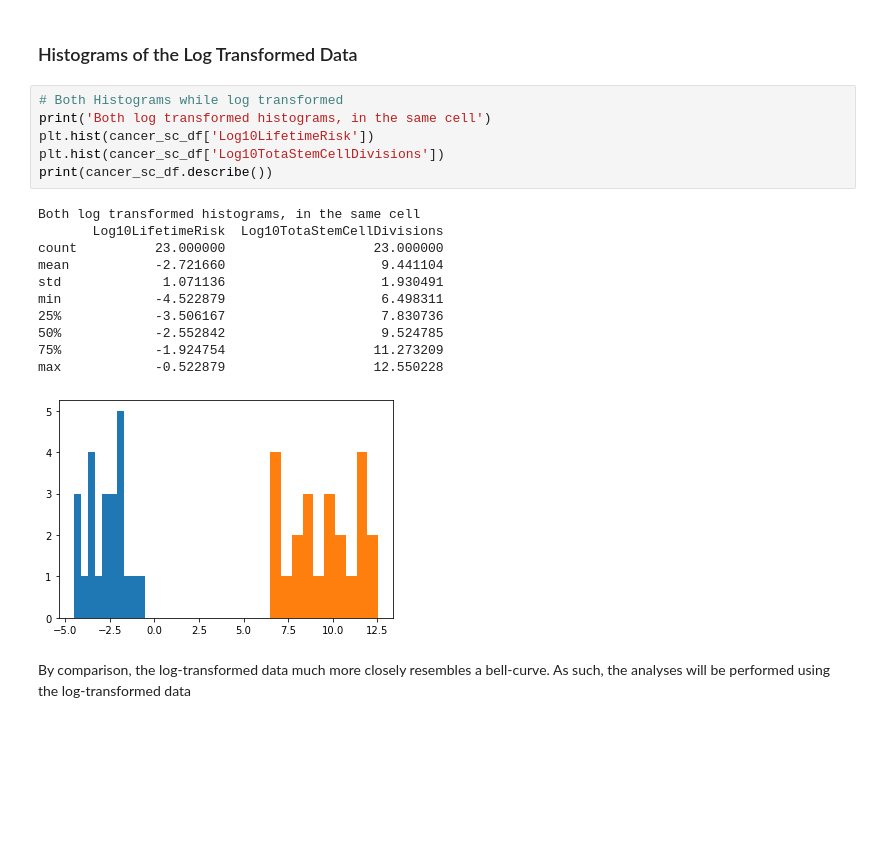
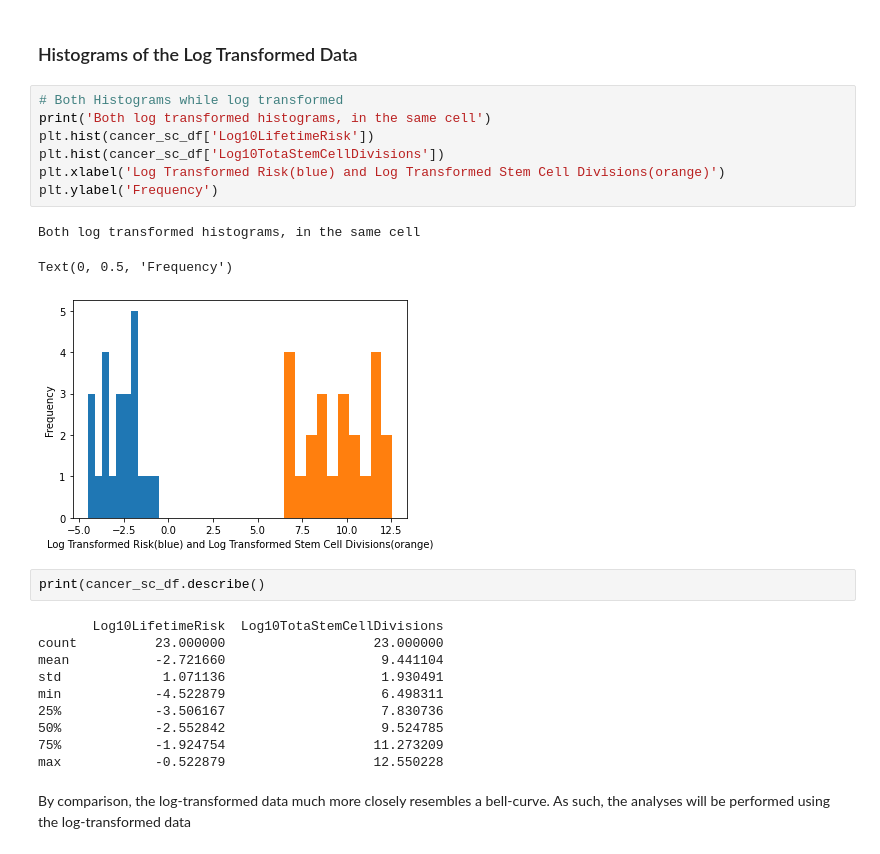
Before and after one commit to recurringjokehere/TomaStem, a Jupyter notebook: fatemap.ipynb, the cells around one changed output. Cells and saved outputs as stored; diff of their text form; blank space fills up the shorter version.

```diff
--- a/fatemap.ipynb
+++ b/fatemap.ipynb
@@ -72,21 +64,26 @@ As shown by both histograms, the non-log transformed data is incredibly skewed
 # %%
 # Both Histograms while log transformed
 print('Both log transformed histograms, in the same cell')
 plt.hist(cancer_sc_df['Log10LifetimeRisk'])
 plt.hist(cancer_sc_df['Log10TotaStemCellDivisions'])
-print(cancer_sc_df.describe())
+plt.xlabel('Log Transformed Risk(blue) and Log Transformed Stem Cell Divisions(orange)')
+plt.ylabel('Frequency')
 # %% [output]
 Both log transformed histograms, in the same cell
-       Log10LifetimeRisk  Log10TotaStemCellDivisions
-count          23.000000                   23.000000
-mean           -2.721660                    9.441104
-std             1.071136                    1.930491
-min            -4.522879                    6.498311
-25%            -3.506167                    7.830736
-50%            -2.552842                    9.524785
-75%            -1.924754                   11.273209
-max            -0.522879                   12.550228
+Text(0, 0.5, 'Frequency')
-[figure, old version]
+[figure, new version]
+# %%
+print(cancer_sc_df.describe()
+# %% [output]
+       Log10LifetimeRisk  Log10TotaStemCellDivisions
+count          23.000000                   23.000000
+mean           -2.721660                    9.441104
+std             1.071136                    1.930491
+min            -4.522879                    6.498311
+25%            -3.506167                    7.830736
+50%            -2.552842                    9.524785
+75%            -1.924754                   11.273209
+max            -0.522879                   12.550228
 # %% [markdown]
 By comparison, the log-transformed data much more closely resembles a bell-curve. As such, the analyses will be performed using the log-transformed data
 # %% [markdown]
```
Also changed, not shown: parts of 5 cells of this notebook.
